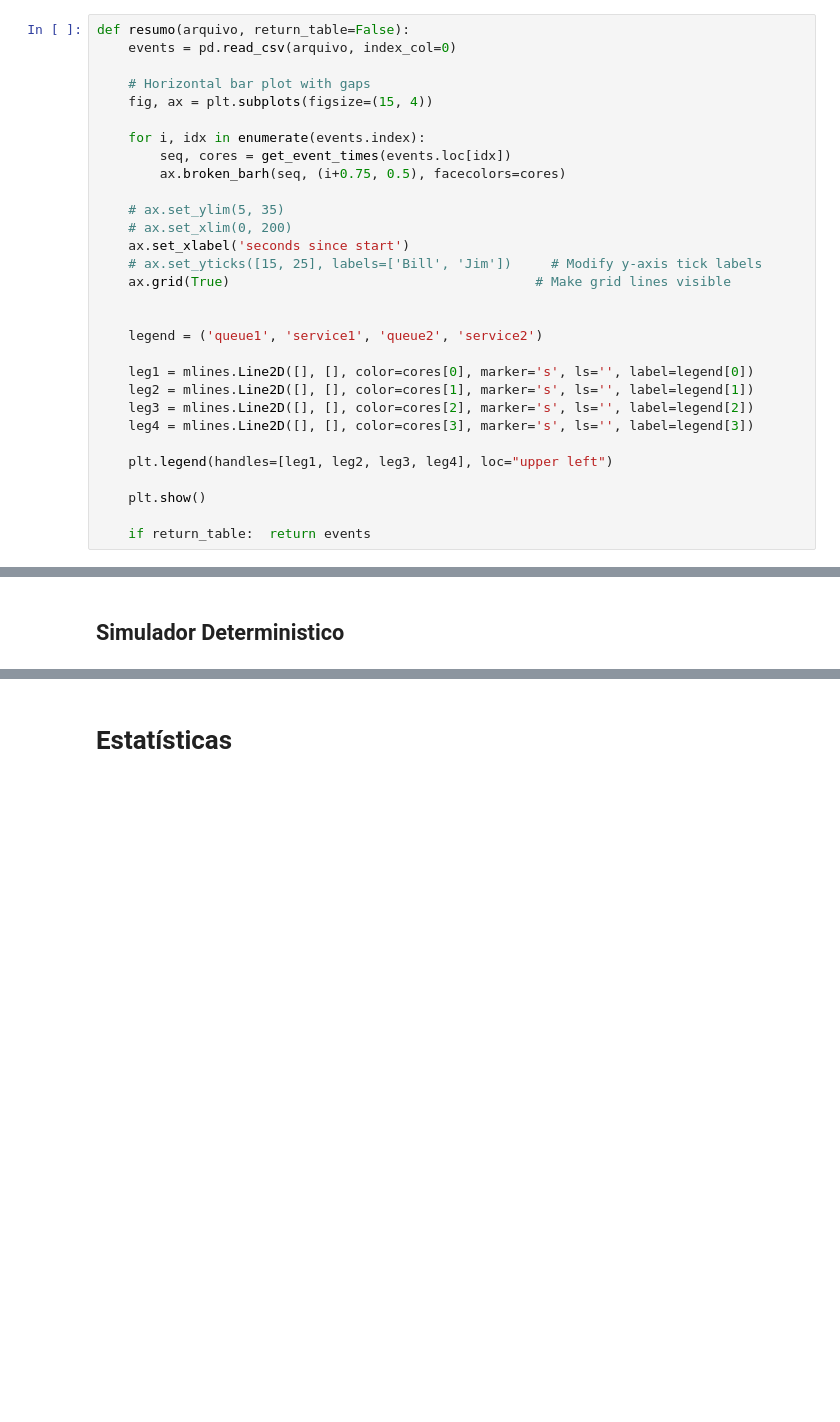
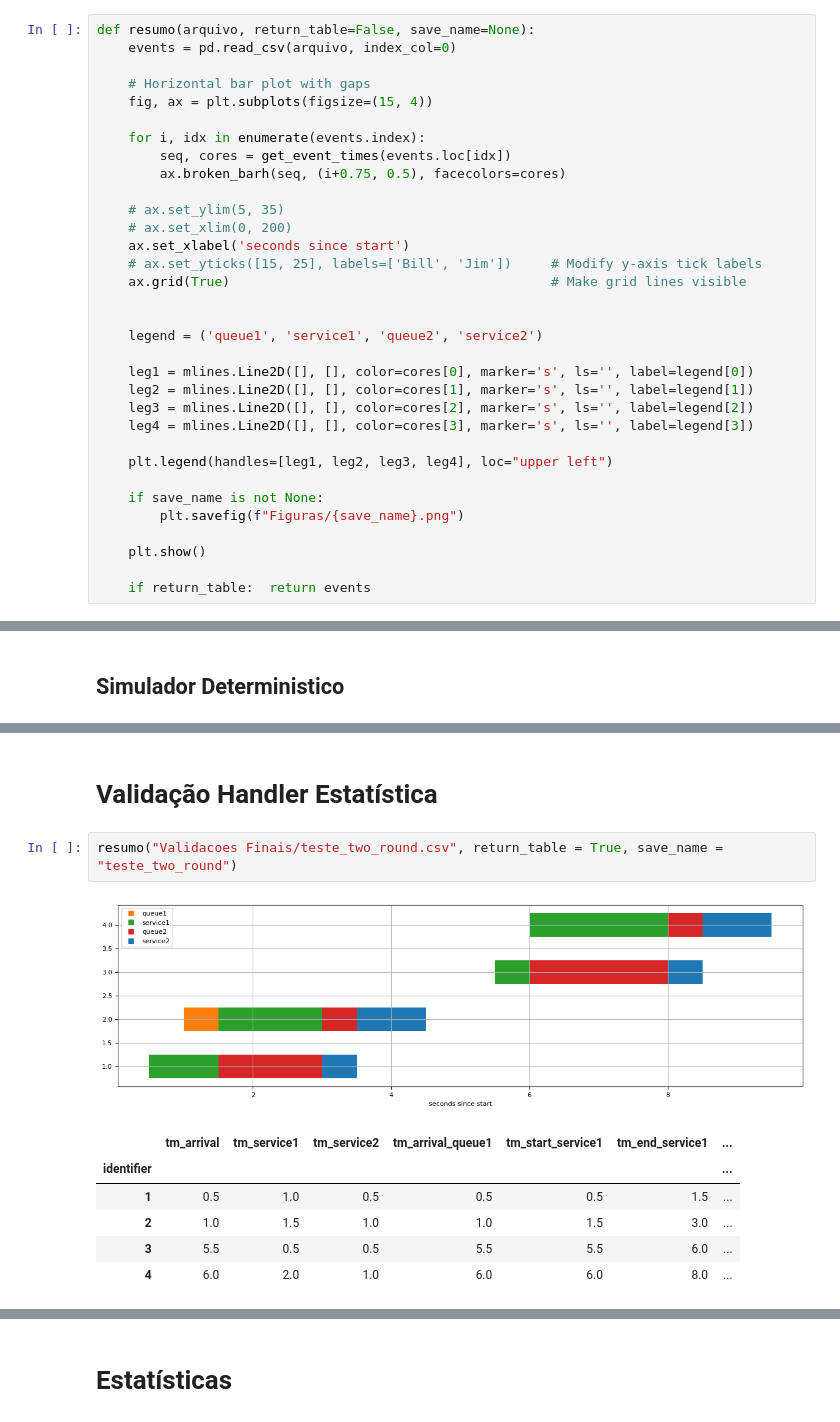
Before and after one commit to viniciuslettieri/2022.2---Avaliacao-e-Desempenho, a Jupyter notebook: Simulacoes/analise_simulacao.ipynb, the cells around one changed output, grey strips where cells are left out. Drawn from its saved outputs; the diff is of its cells as text; blank space fills up the shorter version.

Commit message:
atualizacoes gerais de testes

```diff
--- a/Simulacoes/analise_simulacao.ipynb
+++ b/Simulacoes/analise_simulacao.ipynb
@@ -27,7 +27,7 @@ def get_event_times(row):
 
     return sequencia, cores
 # %%
-def resumo(arquivo, return_table=False):
+def resumo(arquivo, return_table=False, save_name=None):
     events = pd.read_csv(arquivo, index_col=0)
 
     # Horizontal bar plot with gaps
@@ -41,7 +41,7 @@ def resumo(arquivo, return_table=False):
     # ax.set_xlim(0, 200)
     ax.set_xlabel('seconds since start')
     # ax.set_yticks([15, 25], labels=['Bill', 'Jim'])     # Modify y-axis tick labels
-    ax.grid(True)                                       # Make grid lines visible
+    ax.grid(True)                                         # Make grid lines visible
 
 
     legend = ('queue1', 'service1', 'queue2', 'service2')
@@ -53,6 +53,9 @@ def resumo(arquivo, return_table=False):
 
     plt.legend(handles=[leg1, leg2, leg3, leg4], loc="upper left")
 
+    if save_name is not None:
+        plt.savefig(f"Figuras/{save_name}.png")
+
     plt.show()
 
     if return_table:  return events
@@ -118,0 +121,12 @@ resumo("Validacoes Finais/teste_interrupcao.csv", return_table = True)
+# %% [markdown]
+# Validação Handler Estatística
+# %%
+resumo("Validacoes Finais/teste_two_round.csv", return_table = True, save_name = "teste_two_round")
+# %% [output]
+[figure, added]
+|  | tm_arrival | tm_service1 | tm_service2 | tm_arrival_queue1 | tm_start_service1 | tm_end_service1 | ... |
+| identifier |  |  |  |  |  |  | ... |
+| 1 | 0.5 | 1.0 | 0.5 | 0.5 | 0.5 | 1.5 | ... |
+| 2 | 1.0 | 1.5 | 1.0 | 1.0 | 1.5 | 3.0 | ... |
+| 3 | 5.5 | 0.5 | 0.5 | 5.5 | 5.5 | 6.0 | ... |
+| 4 | 6.0 | 2.0 | 1.0 | 6.0 | 6.0 | 8.0 | ... |
```
Also changed, not shown: parts of 6 cells of this notebook, 16 other files.
